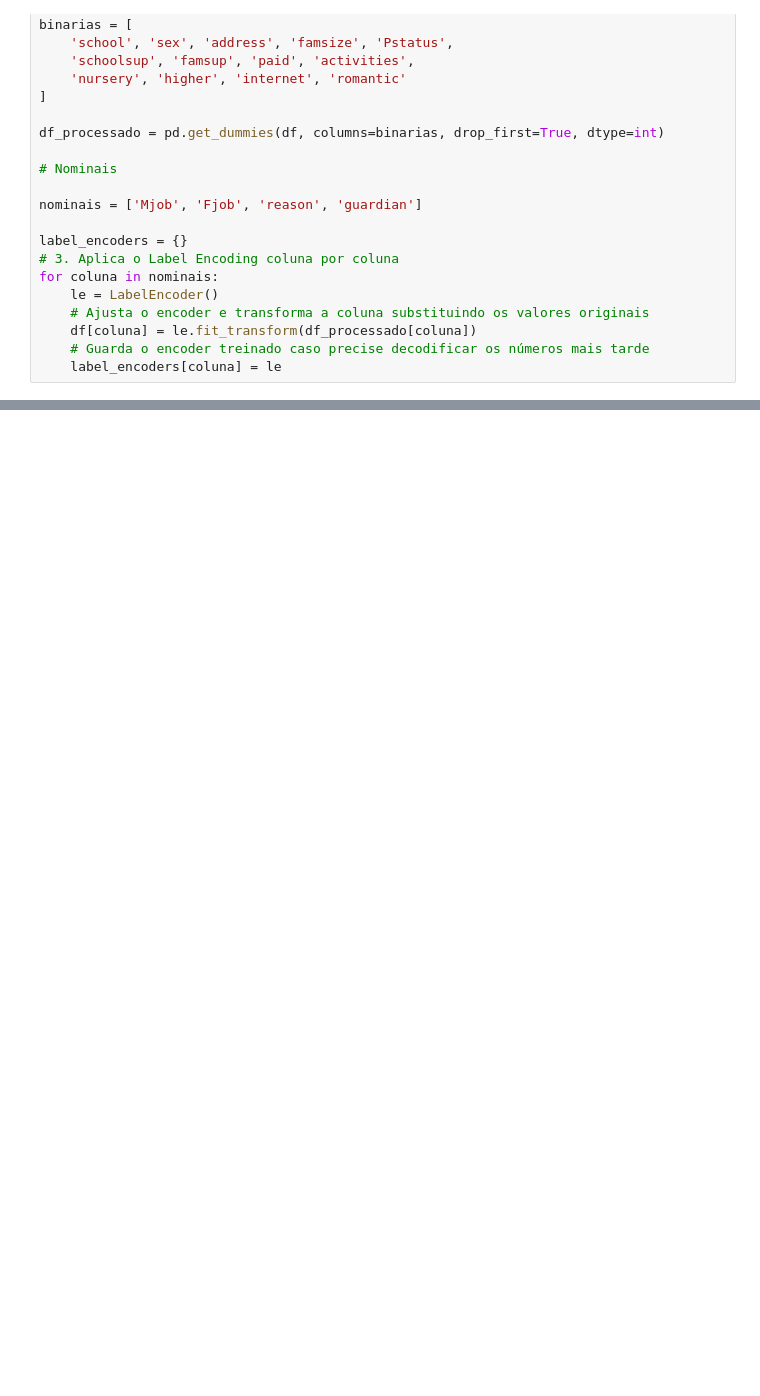
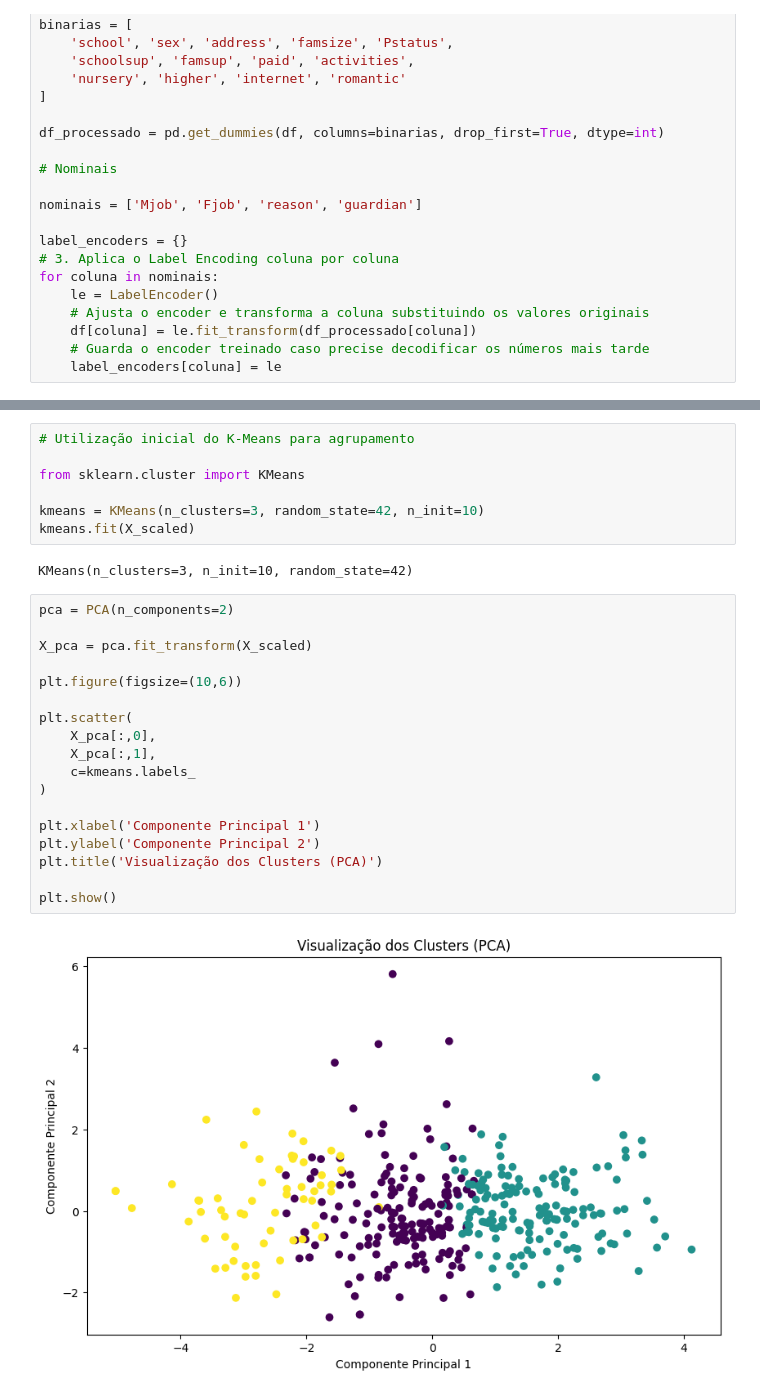
Before and after one commit to ArthurZ7/projeto_predicao_estudantil, a Jupyter notebook: notebook/PredicaoEstudantil.ipynb, the cells around one changed output, grey strips where cells are left out. Drawn from its saved outputs; the diff is of its cells as text; blank space fills up the shorter version.

Commit message:
Definido atributos para agrupamento, e feita a padronização dos dados utilizando o StandardScaler. Adicionada a biblioteca PCA para possível redução de dimensionalidade.

```diff
--- a/notebook/PredicaoEstudantil.ipynb
+++ b/notebook/PredicaoEstudantil.ipynb
@@ -118,0 +163,29 @@ df_processado.head()
+# %%
+# Utilização inicial do K-Means para agrupamento
+
+from sklearn.cluster import KMeans
+
+kmeans = KMeans(n_clusters=3, random_state=42, n_init=10)
+kmeans.fit(X_scaled)
+# %% [output]
+KMeans(n_clusters=3, n_init=10, random_state=42)
+# %%
+pca = PCA(n_components=2)
+
+X_pca = pca.fit_transform(X_scaled)
+
+plt.figure(figsize=(10,6))
+
+plt.scatter(
+    X_pca[:,0],
+    X_pca[:,1],
+    c=kmeans.labels_
+)
+
+plt.xlabel('Componente Principal 1')
+plt.ylabel('Componente Principal 2')
+plt.title('Visualização dos Clusters (PCA)')
+
+plt.show()
+# %% [output]
+[figure, added]
```
Also changed, not shown: parts of 5 cells of this notebook.
